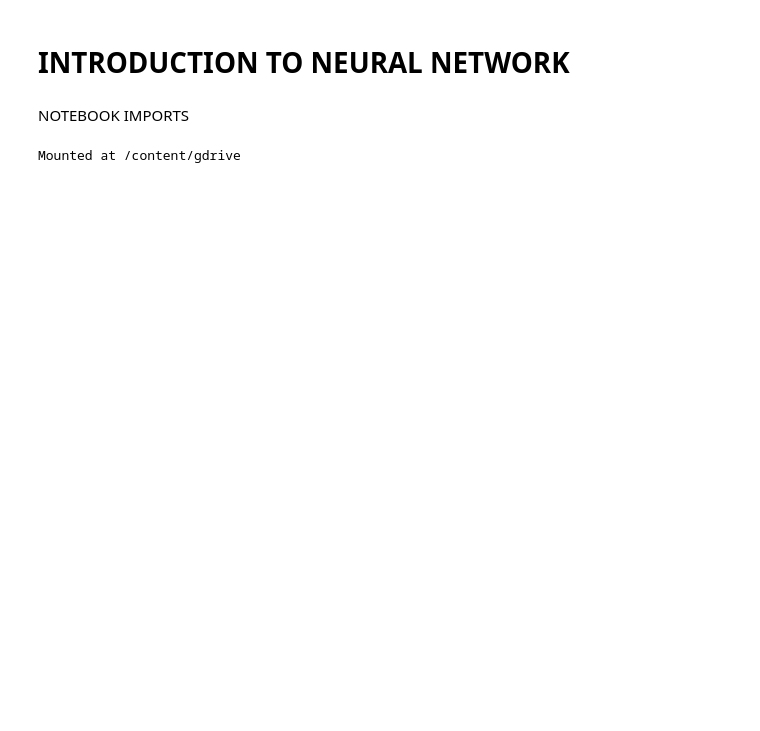
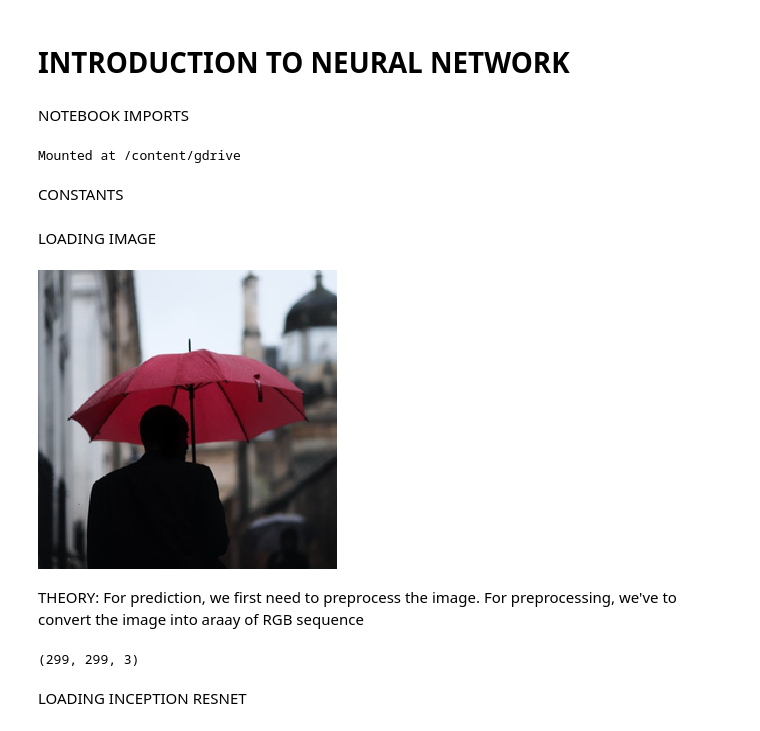
Before and after one commit to KumarGaurav20/Neural-Networks, a Jupyter notebook: Introduction.ipynb, the cells around one changed output. Saved outputs shown, nothing was run; the diff lists cells and outputs as text; code cells hidden in the pictures; blank space fills up the shorter version.

Commit message:
VERSION 2: LOADING INCEPTION RESNET

```diff
--- a/Introduction.ipynb
+++ b/Introduction.ipynb
@@ -23,3 +23,26 @@ from keras.preprocessing.image import img_to_array, load_img
 from keras.applications.inception_resnet_v2 import InceptionResNetV2
 # For displaying the images
 from IPython.core.display import display
+# %% [markdown]
+CONSTANTS
+# %%
+FILE_1 = '/content/gdrive/MyDrive/COLAB DATA/Neural Networks/01 Umbrella.jpg'
+FILE_2 = '/content/gdrive/MyDrive/COLAB DATA/Neural Networks/02 Couple.jpg'
+FILE_3 = '/content/gdrive/MyDrive/COLAB DATA/Neural Networks/03 Ocean.jpg'
+# %% [markdown]
+LOADING IMAGE
+# %%
+pic = load_img(FILE_1, target_size=(299, 299))
+display(pic)
+# %% [output]
+[figure, added]
+# %% [markdown]
+THEORY: For prediction, we first need to preprocess the image. For preprocessing, we've to convert the image into araay of RGB sequence
+# %%
+# Converting the image into array
+pic_array = img_to_array(pic)
+pic_array.shape
+# %% [output]
+(299, 299, 3)
+# %% [markdown]
+LOADING INCEPTION RESNET
```
Also changed, not shown: parts of 1 cell of this notebook.
